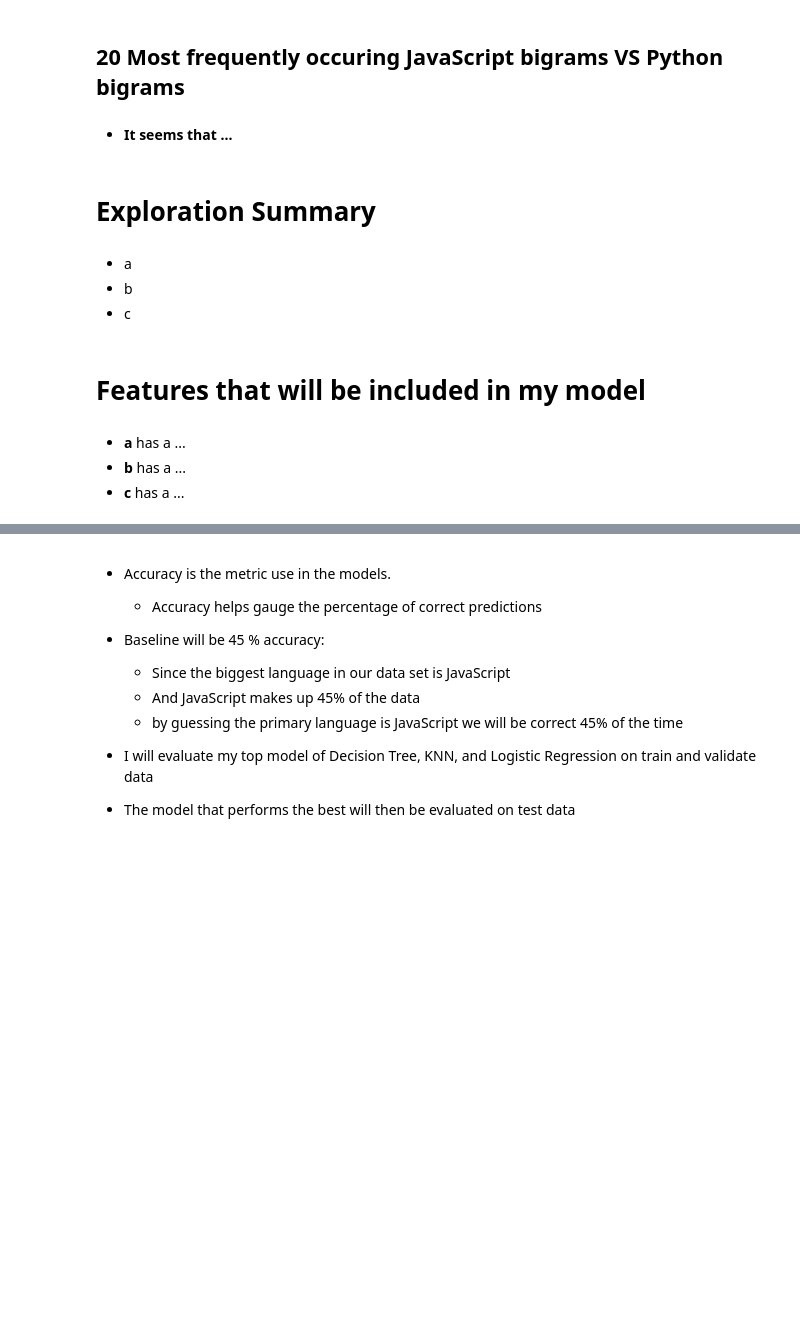
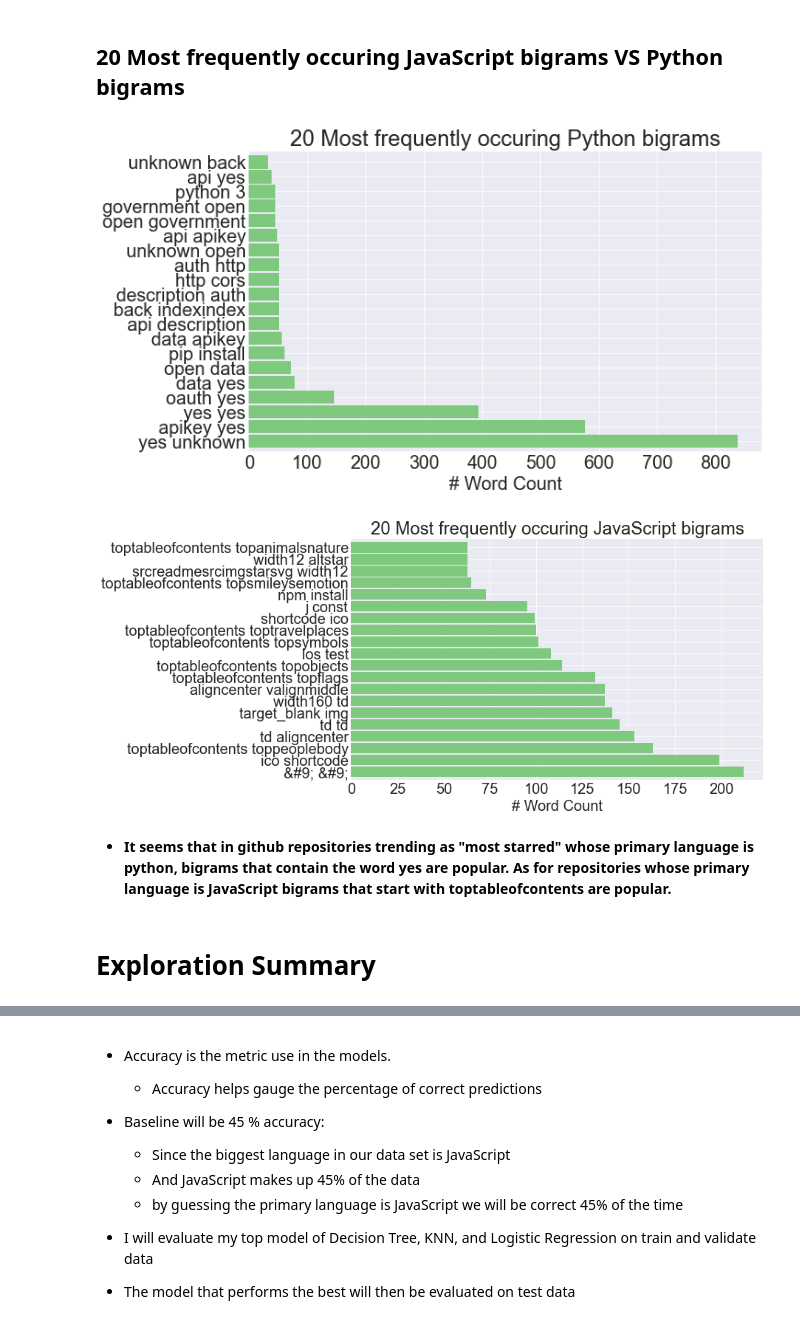
Before and after one commit to NLP-Project-Burton-Yuvia-Yvette/NLP-Project, a Jupyter notebook: Final_Report_NLP_Project.ipynb, the cells around one changed output, grey strips where cells are left out. Cells and saved outputs as stored; diff of their text form; code cells hidden in the pictures; blank space fills up the shorter version.

```diff
--- a/Final_Report_NLP_Project.ipynb
+++ b/Final_Report_NLP_Project.ipynb
@@ -185,14 +184,13 @@ e.get_...
+# %%
+# create bigrams
+e.get_bigrams(python_words,2)
+e.get_bigrams(javaScript_words,2)
+# Obtain Viz
+e.get_bigrams_graphs(python_words, javaScript_words)
+# %% [output]
+[figure, added]
+[figure, added]
 # %% [markdown]
-* **It seems that ...**
+* **It seems that in github repositories trending as "most starred" whose primary language is python, bigrams that contain the word yes are popular. As for repositories whose primary language is JavaScript bigrams that start with toptableofcontents are popular.**
 # %% [markdown]
 # Exploration Summary
-# %% [markdown]
-* a
-* b
-* c
-# %% [markdown]
-# Features that will be included in my model
-# %% [markdown]
-* **a**  has a ...
-* **b**  has a ...
-* **c**  has a ...
```
Also changed, not shown: parts of 37 cells of this notebook.
